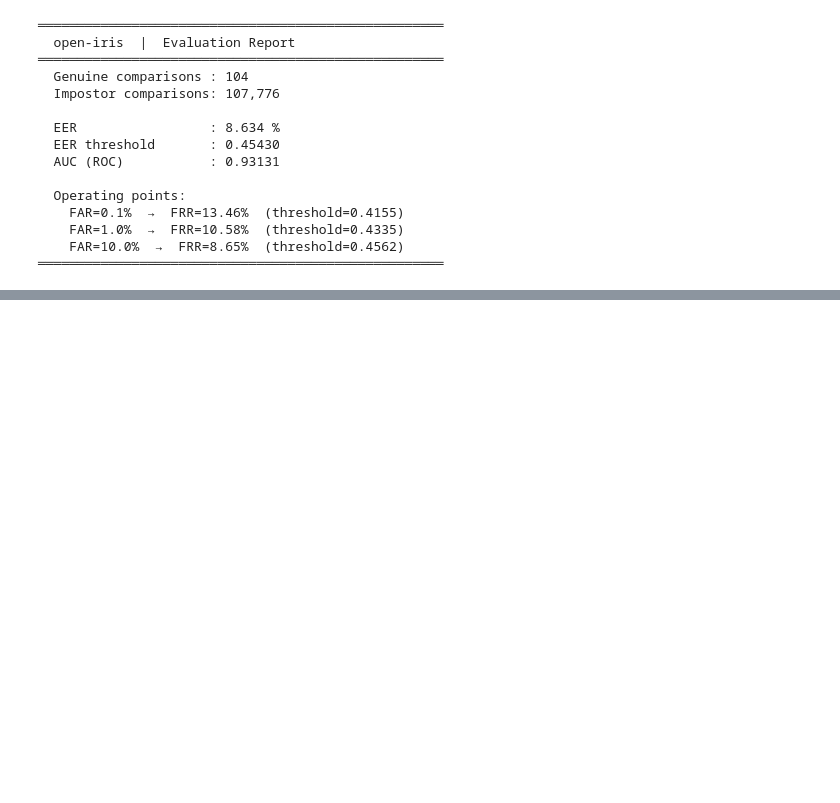
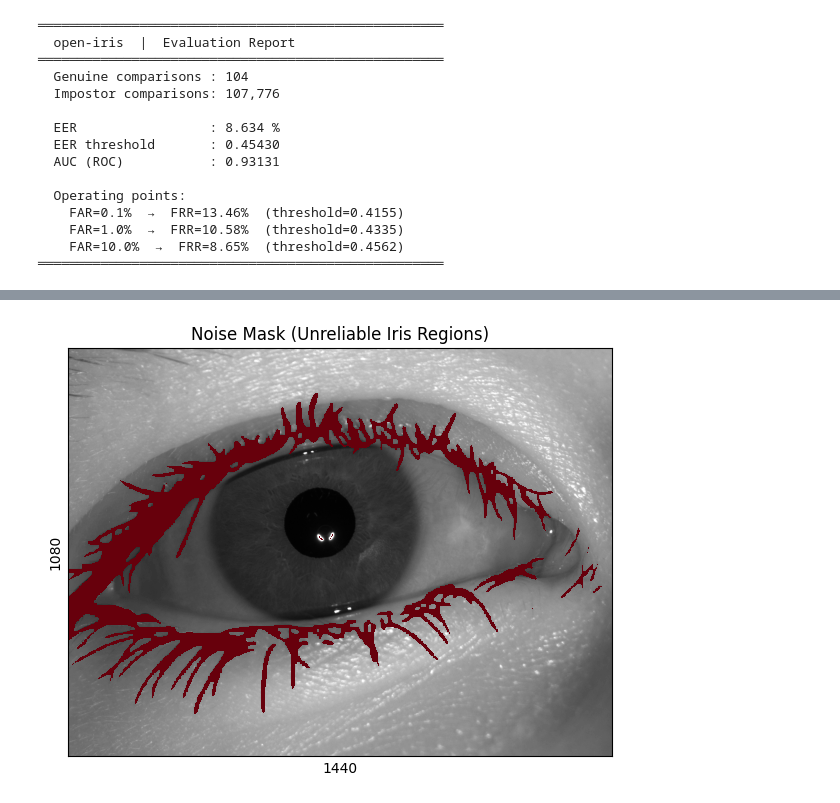
Before and after one commit to allison-diebol/open-iris, a Jupyter notebook: colab/EvaluationSuiteDemo.ipynb, the cells around one changed output, grey strips where cells are left out. Saved outputs shown, nothing was run; the diff lists cells and outputs as text; code cells hidden in the pictures; blank space fills up the shorter version.

```diff
--- a/colab/EvaluationSuiteDemo.ipynb
+++ b/colab/EvaluationSuiteDemo.ipynb
@@ -218,0 +335,15 @@ These utilities make it easy to experiment with different datasets, preprocessin
+# %%
+# plot_all_geometry: combined view of polygons, eye centers, and orientation
+# Signature: plot_all_geometry(ir_image, geometry_polygons,
+#            eye_orientation, eye_center) -> Tuple[Figure, Axes]
+import numpy as np
+mask = np.zeros(ir_image_obj.img_data.shape, dtype=np.uint8)
+cv2.fillPoly(mask, [geometry.iris_array.astype(np.int32)], 255)
+
+if geometry is not None and eye_orient is not None and eye_centers is not None:
+    fig, axes = vis.plot_all_geometry(ir_image, geometry, eye_orient, eye_centers)
+    fig.suptitle("Full Geometry Overview", fontsize=13)
+    plt.tight_layout()
+
+else:
+    print("One or more geometry inputs not found in call_trace — check key names printed above")
@@ -218,0 +358,9 @@ These utilities make it easy to experiment with different datasets, preprocessin
+# %%
+# plot_geometry_mask: binary mask of the valid iris region
+# Signature: plot_geometry_mask(geometry_mask, ir_image=None, ax=None) -> Tuple[Figure, Axes]
+if geometry_mask is not None:
+    fig, ax = vis.plot_geometry_mask(geometry_mask, ir_image=ir_image)
+    ax.set_title("Geometry Mask (Valid Iris Region)")
+    plt.tight_layout()
+else:
+    print("'geometry_mask' not found in call_trace — check key names printed above")
@@ -218,0 +375,11 @@ These utilities make it easy to experiment with different datasets, preprocessin
+# %%
+# plot_noise_mask: highlights unreliable (noisy) regions in the iris
+# Signature: plot_noise_mask(noise_mask, ir_image=None, ax=None) -> Tuple[Figure, Axes]
+if noise_mask is not None:
+    fig, ax = vis.plot_noise_mask(noise_mask, ir_image=ir_image_obj)
+    ax.set_title("Noise Mask (Unreliable Iris Regions)")
+    plt.tight_layout()
+else:
+    print("'noise_masks_aggregation' not found in call_trace — check key names printed above")
+# %% [output]
+[figure, added]
```
Also changed, not shown: parts of 26 cells of this notebook.
